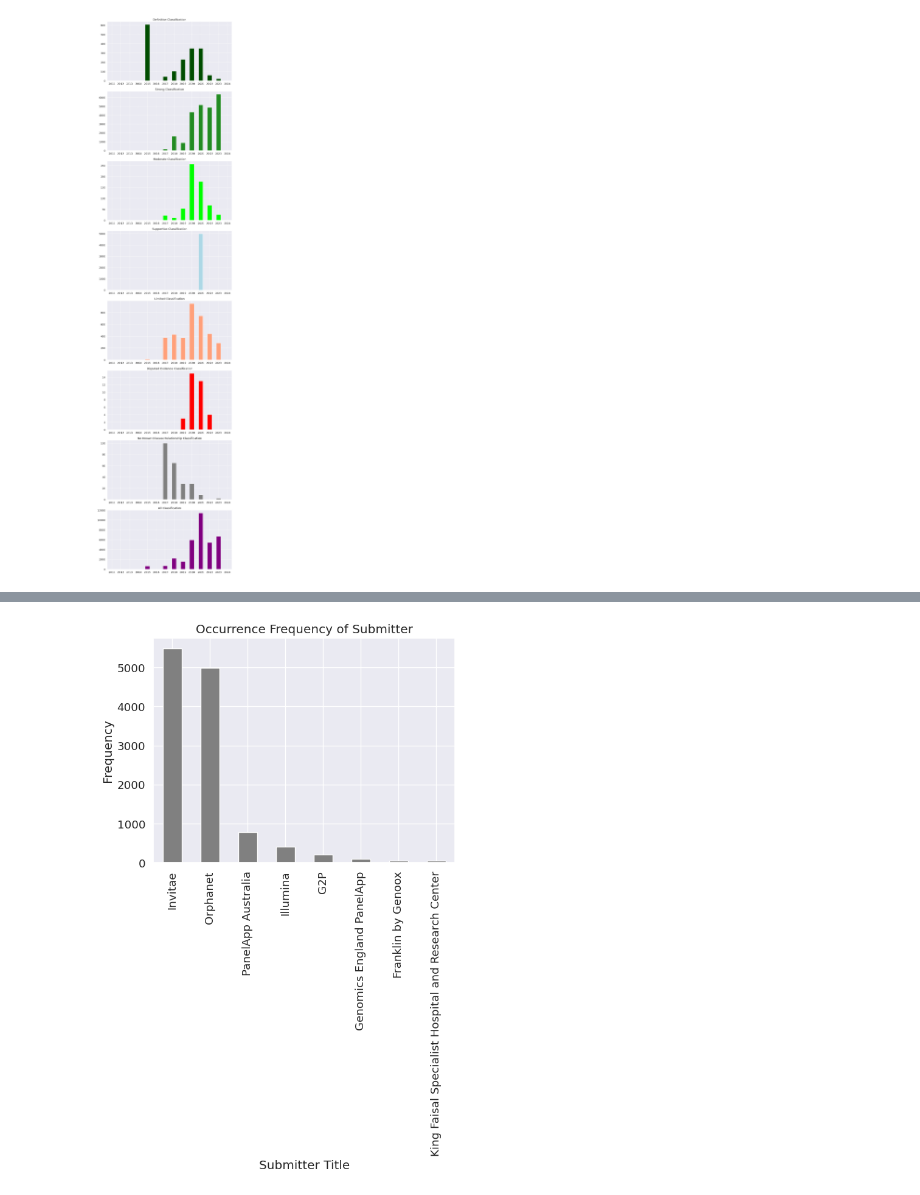
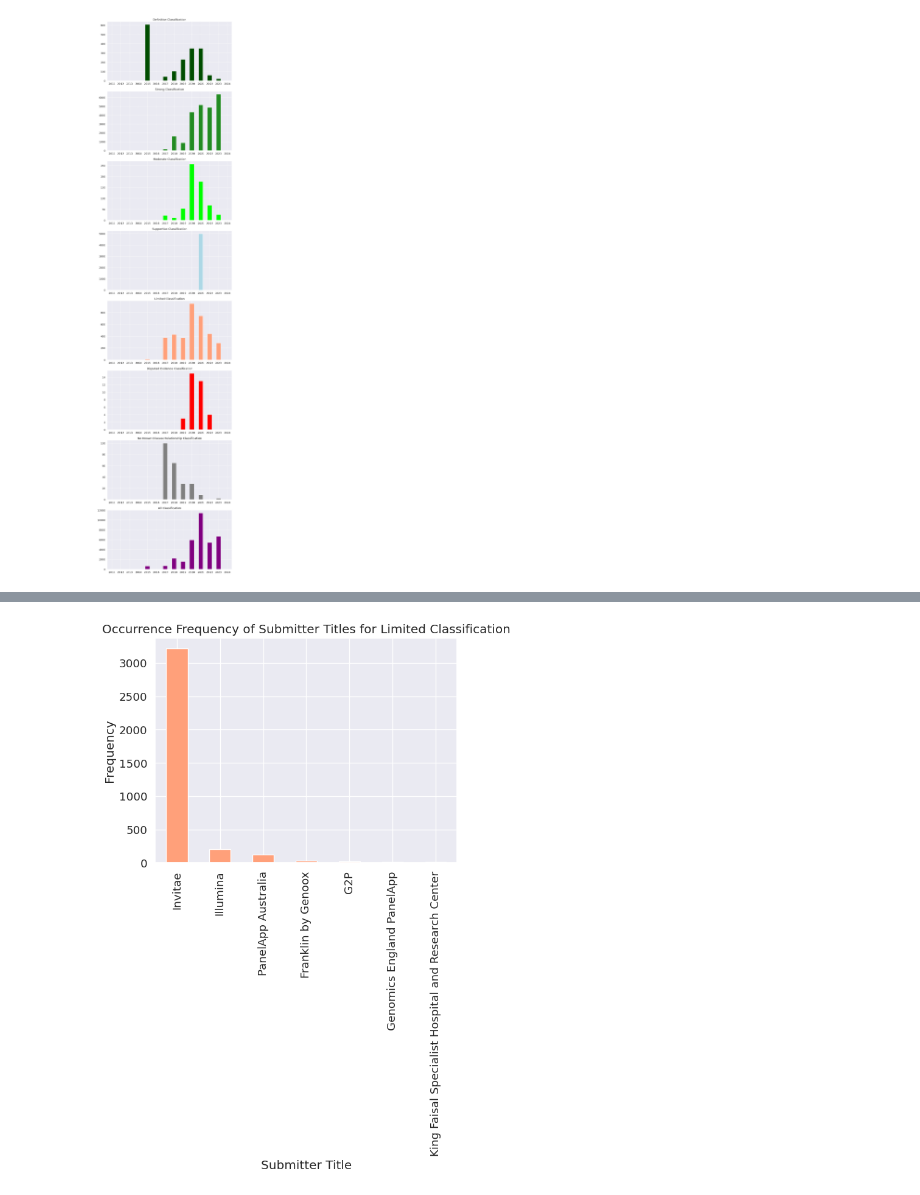
Before and after one commit to microsoft/healthfutures-evagg, a Jupyter notebook: sandbox/ash/gencc_truth_set.ipynb, the cells around one changed output, grey strips where cells are left out. Drawn from its saved outputs; the diff is of its cells as text; code cells hidden in the pictures.

```diff
--- a/sandbox/ash/gencc_truth_set.ipynb
+++ b/sandbox/ash/gencc_truth_set.ipynb
@@ -50,12 +54,17 @@ gencc_s.head()
 5 rows × 30 columns
 # %%
 def get_pub_year(pmid):
+    if not pmid:
+        return "PMID is empty or null"
     Entrez.email = "ashleyconard@microsoft.com"  # Always tell NCBI who you are
     handle = Entrez.efetch(db="pubmed", id=pmid, retmode="xml", rettype="abstract")
     records = Entrez.read(handle)
-    if records:
-        year = records['PubmedArticle'][0]['PubmedData']['History'][-1]['Year']
-        return year
+    if records and 'PubmedArticle' in records and records['PubmedArticle']:
+        pubmed_article = records['PubmedArticle'][0]
+        if 'PubmedData' in pubmed_article and 'History' in pubmed_article['PubmedData'] and pubmed_article['PubmedData']['History']:
+            return pubmed_article['PubmedData']['History'][-1]['Year']
+        else:
+            return "No history found for this PMID"
     else:
         return "No records found for this PMID"
 
@@ -67,3 +76,28 @@ print(get_pub_year(pmid))
 #history_pubmed = [DictElement({'Year': '2016', 'Month': '6', 'Day': '17'}, attributes={'PubStatus': 'received'}), DictElement({'Year': '2017', 'Month': '1', 'Day': '16'}, attributes={'PubStatus': 'accepted'}), DictElement({'Year': '2017', 'Month': '1', 'Day': '21', 'Hour': '6', 'Minute': '0'}, attributes={'PubStatus': 'pubmed'}), DictElement({'Year': '2017', 'Month': '7', 'Day': '1', 'Hour': '6', 'Minute': '0'}, attributes={'PubStatus': 'medline'}), DictElement({'Year': '2017', 'Month': '1', 'Day': '21', 'Hour': '6', 'Minute': '0'}, attributes={'PubStatus': 'entrez'})]
 # %% [output]
 2015
+# %%
+import time
+
+# Assuming gencc_s is your DataFrame
+chunk_size = 50
+chuck_enumeration = 3 # the next chunck_{i}.csv will start with this number
+start_row = 5500  # 0-indexed, so 150 corresponds to the 151st row
+chunks = [gencc_s[i:i+chunk_size] for i in range(start_row, gencc_s.shape[0], chunk_size)]
+
+for i, chunk in enumerate(chunks, start=start_row//chunk_size):
+    print("Chunk", i+chuck_enumeration)
+    print(chunk['uuid'])
+    chunk['pub_year'] = chunk['submitted_as_pmids'].apply(get_pub_year)
+
+    # Save the chunk to a CSV file
+    chunk.to_csv(f'chunk_{i+chuck_enumeration}.csv', index=False)
+
+    # Sleep for a while to avoid hitting the server too frequently
+    time.sleep(10)
+
+# Concatenate all chunks
+gencc_s = pd.concat([pd.read_csv(f'chunk_{i+chuck_enumeration}.csv') for i in range(start_row//chunk_size, len(chunks) + start_row//chunk_size)])
+
+# Save the final DataFrame
+gencc_s.to_csv('final.csv', index=False)
@@ -202,12 +432,12 @@ plt.show()
 # %%
-# Plot a histogram of the 'submitter_title' column
-gencc_s['submitter_title'].value_counts().plot(kind='bar', color='grey')
+filtered_df = gencc_s[gencc_s['submitted_as_classification_name'].isin(['Limited'])]
 
-plt.title('Occurrence Frequency of Submitter')
+filtered_df['submitter_title'].value_counts().plot(kind='bar', color="lightsalmon")
+
+plt.title('Occurrence Frequency of Submitter Titles for Limited Classification')
 plt.xlabel('Submitter Title')
 plt.ylabel('Frequency')
 
-plt.xticks(rotation=90)
 plt.show()
 # %% [output]
-[figure, old version]
+[figure, new version]
```
Also changed, not shown: parts of 10 cells of this notebook, 2 other files.
